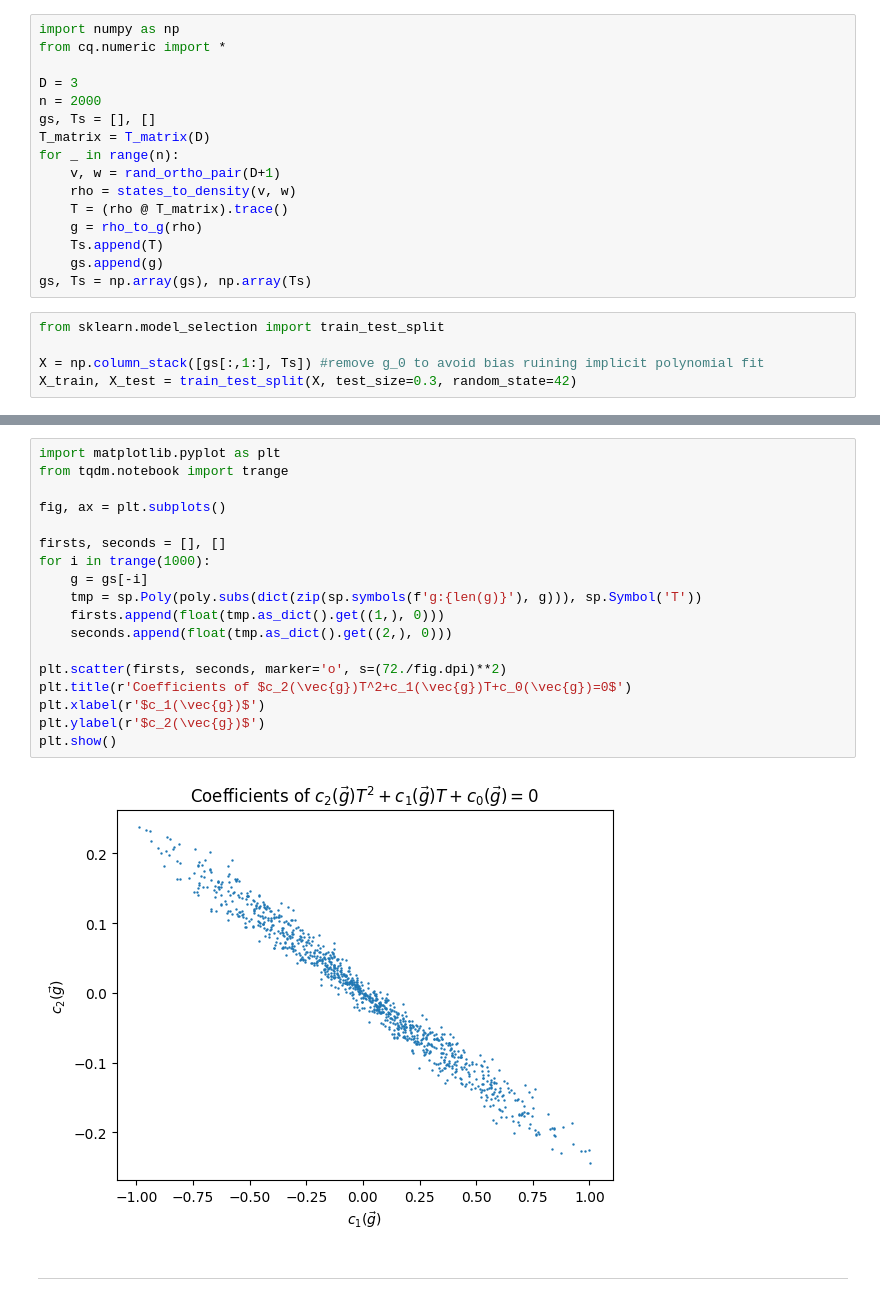
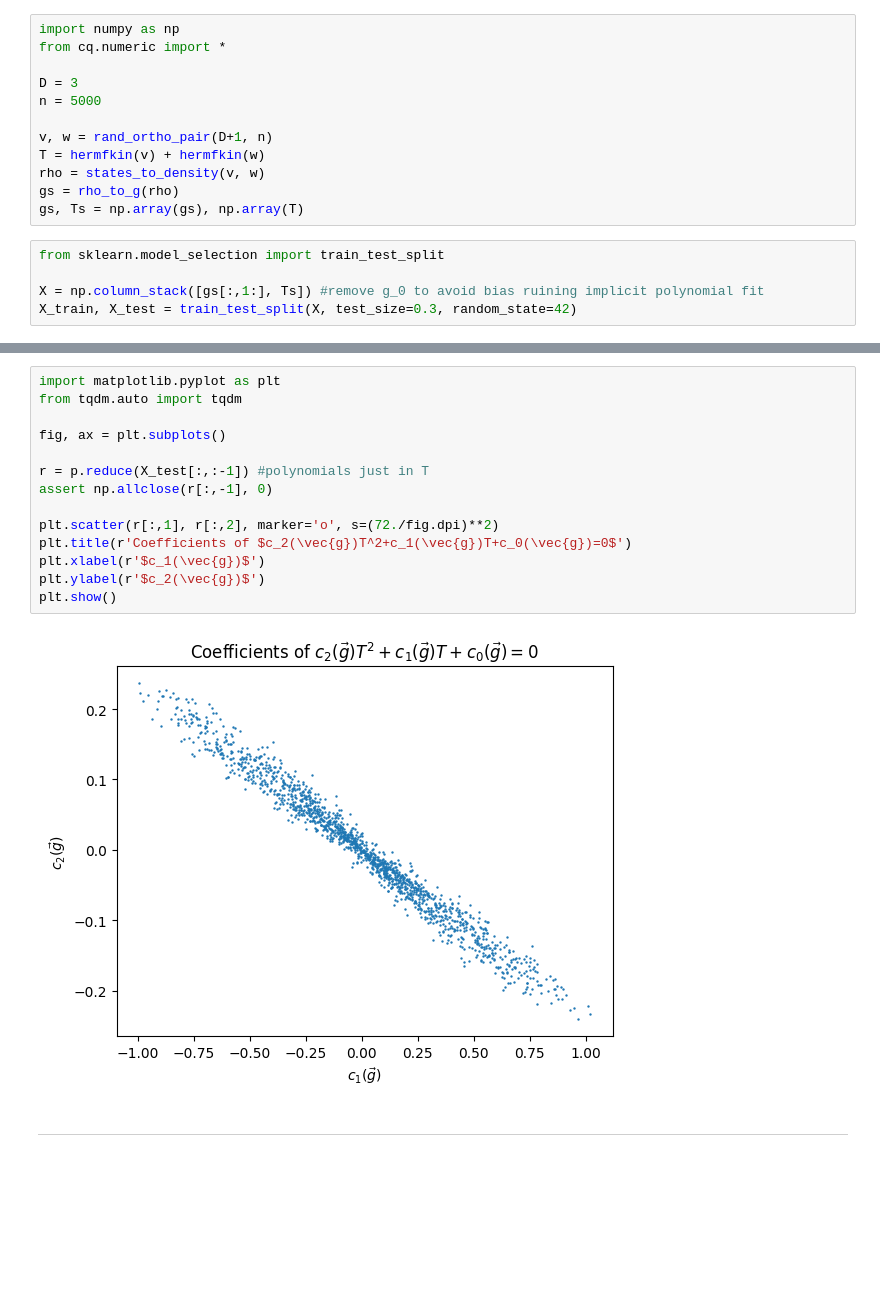
Before and after one commit to goessl/challenge-question, a Jupyter notebook: going_vectorial/degree_3/rho3_implicit_fit.ipynb, the cells around one changed output, grey strips where cells are left out. Cells and saved outputs as stored; diff of their text form; blank space fills up the shorter version.

```diff
--- a/going_vectorial/degree_3/rho3_implicit_fit.ipynb
+++ b/going_vectorial/degree_3/rho3_implicit_fit.ipynb
@@ -3,17 +3,13 @@ import numpy as np
 from cq.numeric import *
 
 D = 3
-n = 2000
-gs, Ts = [], []
-T_matrix = T_matrix(D)
-for _ in range(n):
-    v, w = rand_ortho_pair(D+1)
-    rho = states_to_density(v, w)
-    T = (rho @ T_matrix).trace()
-    g = rho_to_g(rho)
-    Ts.append(T)
-    gs.append(g)
-gs, Ts = np.array(gs), np.array(Ts)
+n = 5000
+
+v, w = rand_ortho_pair(D+1, n)
+T = hermfkin(v) + hermfkin(w)
+rho = states_to_density(v, w)
+gs = rho_to_g(rho)
+gs, Ts = np.array(gs), np.array(T)
 # %%
 from sklearn.model_selection import train_test_split
 
@@ -183,22 +134,18 @@ for g, T in islice(zip(gs, Ts), 10):
 # %%
 import matplotlib.pyplot as plt
-from tqdm.notebook import trange
+from tqdm.auto import tqdm
 
 fig, ax = plt.subplots()
 
-firsts, seconds = [], []
-for i in trange(1000):
-    g = gs[-i]
-    tmp = sp.Poly(poly.subs(dict(zip(sp.symbols(f'g:{len(g)}'), g))), sp.Symbol('T'))
-    firsts.append(float(tmp.as_dict().get((1,), 0)))
-    seconds.append(float(tmp.as_dict().get((2,), 0)))
+r = p.reduce(X_test[:,:-1]) #polynomials just in T
+assert np.allclose(r[:,-1], 0)
 
-plt.scatter(firsts, seconds, marker='o', s=(72./fig.dpi)**2)
+plt.scatter(r[:,1], r[:,2], marker='o', s=(72./fig.dpi)**2)
 plt.title(r'Coefficients of $c_2(\vec{g})T^2+c_1(\vec{g})T+c_0(\vec{g})=0$')
 plt.xlabel(r'$c_1(\vec{g})$')
 plt.ylabel(r'$c_2(\vec{g})$')
 plt.show()
 # %% [output]
-[figure, old version]
+[figure, new version]
 # %% [markdown]
 ---
```
Also changed, not shown: parts of 15 cells of this notebook, 33 other files.
